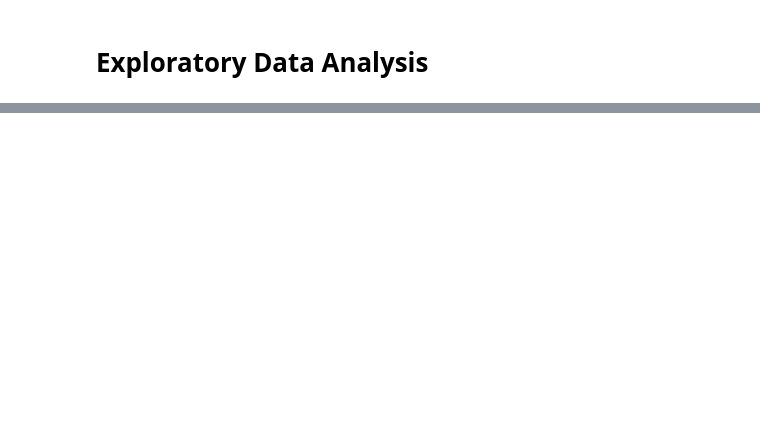
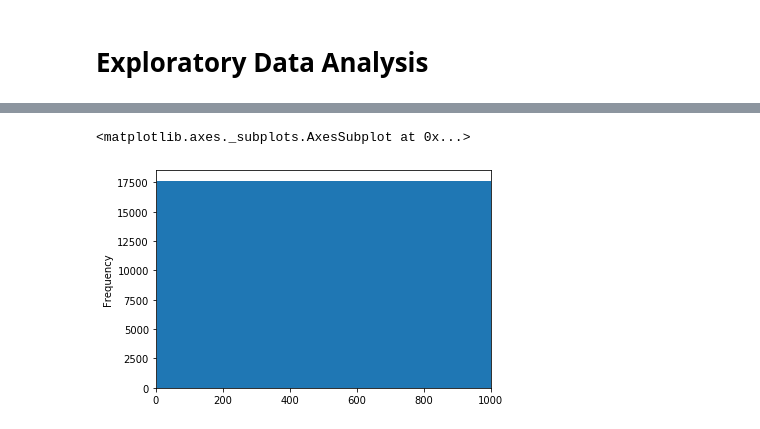
Before and after one commit to tarrade/proj_NLP_text_classification_with_GCP, a Jupyter notebook: notebook/01-Exploration-BigQuery-Prinz.ipynb, the cells around one changed output, grey strips where cells are left out. Saved outputs shown, nothing was run; the diff lists cells and outputs as text; code cells hidden in the pictures; blank space fills up the shorter version.

```diff
--- a/notebook/01-Exploration-BigQuery-Prinz.ipynb
+++ b/notebook/01-Exploration-BigQuery-Prinz.ipynb
@@ -448,0 +437,5 @@ df.shape[0]
+# %%
+df_small['view_count'].plot(kind='hist', xlim=[0, 1000])
+# %% [output]
+<matplotlib.axes._subplots.AxesSubplot at 0x...>
+[figure, added]
```
Also changed, not shown: parts of 11 cells of this notebook, 2 other files.
